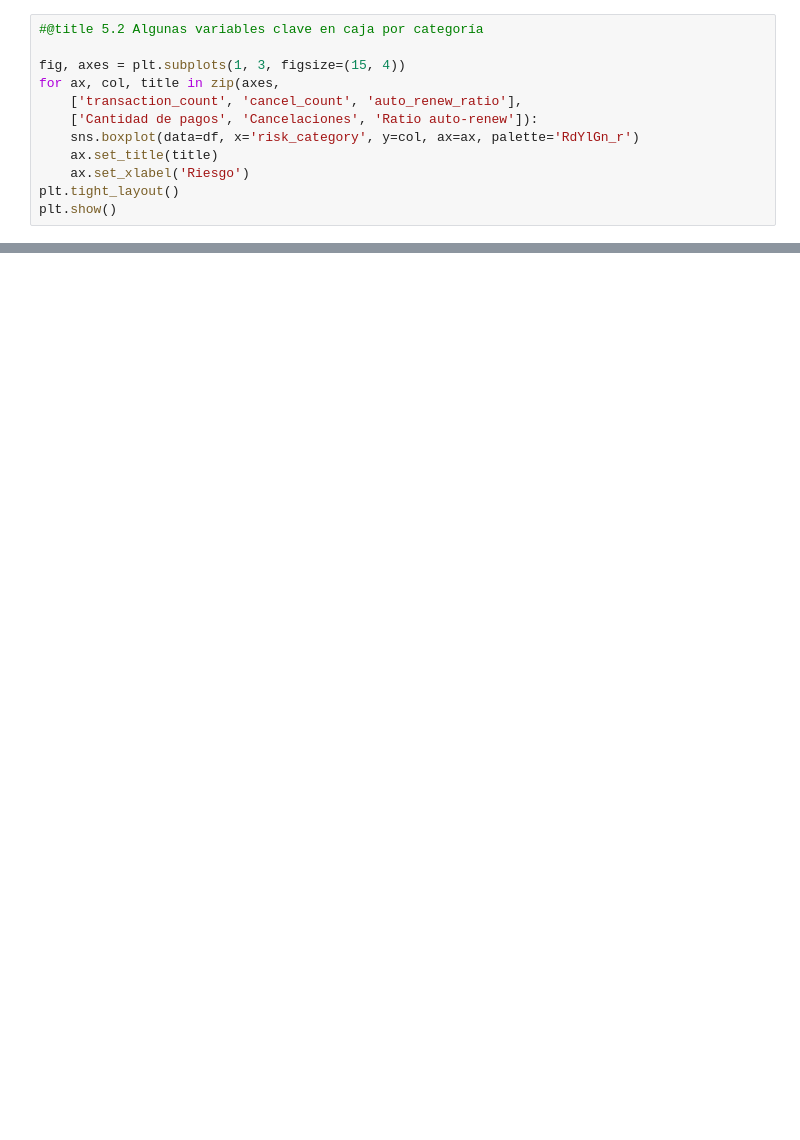
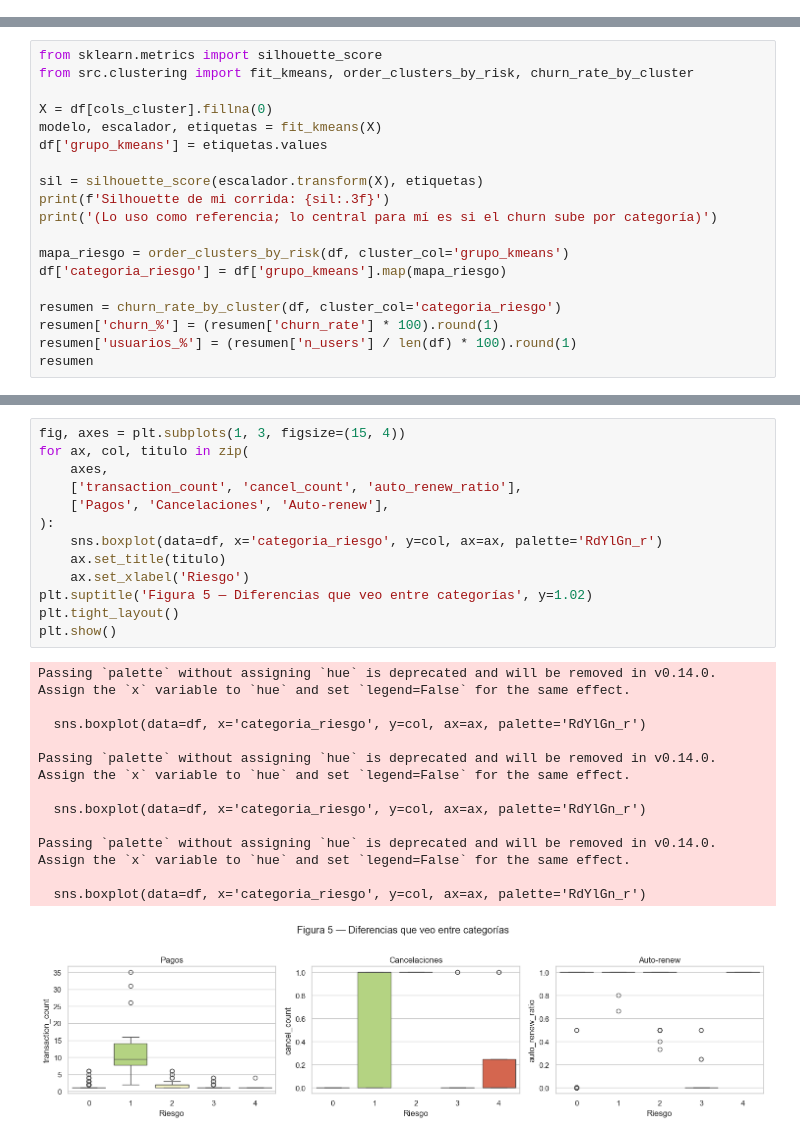
Before and after one commit to danielrpo1/pdgrado, a Jupyter notebook: notebooks/Colab_Piloto_5_Categorias_Riesgo_KKBox.ipynb, the cells around one changed output, grey strips where cells are left out. Drawn from its saved outputs; the diff is of its cells as text; blank space fills up the shorter version.

```diff
--- a/notebooks/Colab_Piloto_5_Categorias_Riesgo_KKBox.ipynb
+++ b/notebooks/Colab_Piloto_5_Categorias_Riesgo_KKBox.ipynb
@@ -295,12 +0,0 @@ plt.show()
-# %%
-#@title 5.2 Algunas variables clave en caja por categoría
-
-fig, axes = plt.subplots(1, 3, figsize=(15, 4))
-for ax, col, title in zip(axes,
-    ['transaction_count', 'cancel_count', 'auto_renew_ratio'],
-    ['Cantidad de pagos', 'Cancelaciones', 'Ratio auto-renew']):
-    sns.boxplot(data=df, x='risk_category', y=col, ax=ax, palette='RdYlGn_r')
-    ax.set_title(title)
-    ax.set_xlabel('Riesgo')
-plt.tight_layout()
-plt.show()
@@ -359,0 +243,19 @@ if 'google.colab' in sys.modules:
+# %%
+from sklearn.metrics import silhouette_score
+from src.clustering import fit_kmeans, order_clusters_by_risk, churn_rate_by_cluster
+
+X = df[cols_cluster].fillna(0)
+modelo, escalador, etiquetas = fit_kmeans(X)
+df['grupo_kmeans'] = etiquetas.values
+
+sil = silhouette_score(escalador.transform(X), etiquetas)
+print(f'Silhouette de mi corrida: {sil:.3f}')
+print('(Lo uso como referencia; lo central para mí es si el churn sube por categoría)')
+
+mapa_riesgo = order_clusters_by_risk(df, cluster_col='grupo_kmeans')
+df['categoria_riesgo'] = df['grupo_kmeans'].map(mapa_riesgo)
+
+resumen = churn_rate_by_cluster(df, cluster_col='categoria_riesgo')
+resumen['churn_%'] = (resumen['churn_rate'] * 100).round(1)
+resumen['usuarios_%'] = (resumen['n_users'] / len(df) * 100).round(1)
+resumen
@@ -359,0 +326,26 @@ if 'google.colab' in sys.modules:
+# %%
+fig, axes = plt.subplots(1, 3, figsize=(15, 4))
+for ax, col, titulo in zip(
+    axes,
+    ['transaction_count', 'cancel_count', 'auto_renew_ratio'],
+    ['Pagos', 'Cancelaciones', 'Auto-renew'],
+):
+    sns.boxplot(data=df, x='categoria_riesgo', y=col, ax=ax, palette='RdYlGn_r')
+    ax.set_title(titulo)
+    ax.set_xlabel('Riesgo')
+plt.suptitle('Figura 5 — Diferencias que veo entre categorías', y=1.02)
+plt.tight_layout()
+plt.show()
+# %% [output]
+Passing `palette` without assigning `hue` is deprecated and will be removed in v0.14.0. Assign the `x` variable to `hue` and set `legend=False` for the same effect.
+
+  sns.boxplot(data=df, x='categoria_riesgo', y=col, ax=ax, palette='RdYlGn_r')
+
+Passing `palette` without assigning `hue` is deprecated and will be removed in v0.14.0. Assign the `x` variable to `hue` and set `legend=False` for the same effect.
+
+  sns.boxplot(data=df, x='categoria_riesgo', y=col, ax=ax, palette='RdYlGn_r')
+
+Passing `palette` without assigning `hue` is deprecated and will be removed in v0.14.0. Assign the `x` variable to `hue` and set `legend=False` for the same effect.
+
+  sns.boxplot(data=df, x='categoria_riesgo', y=col, ax=ax, palette='RdYlGn_r')
+[figure, added]
```
Also changed, not shown: parts of 42 cells of this notebook, 7 other files.
